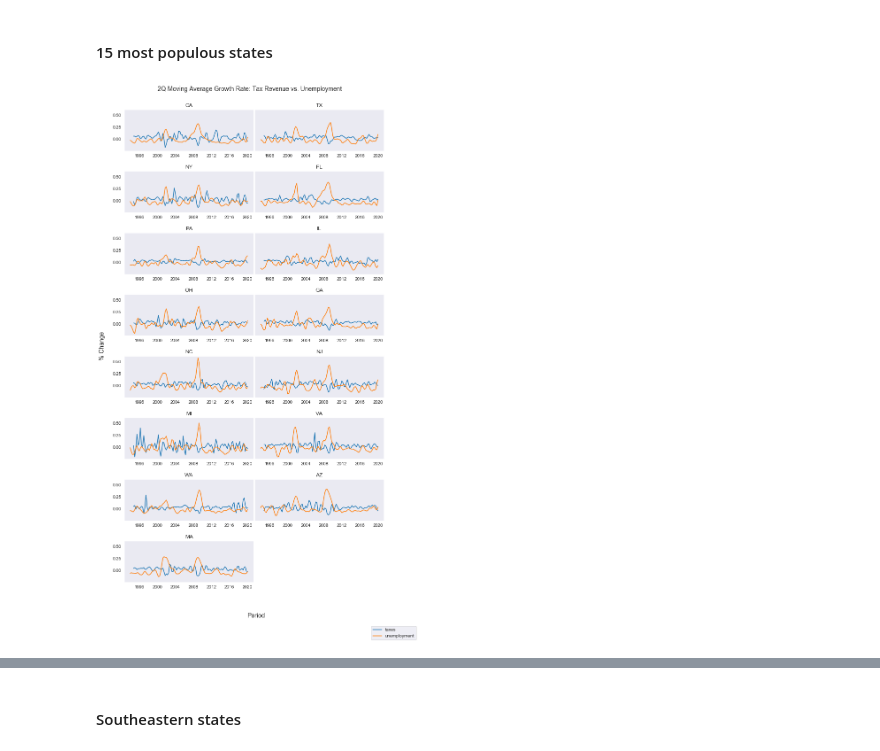
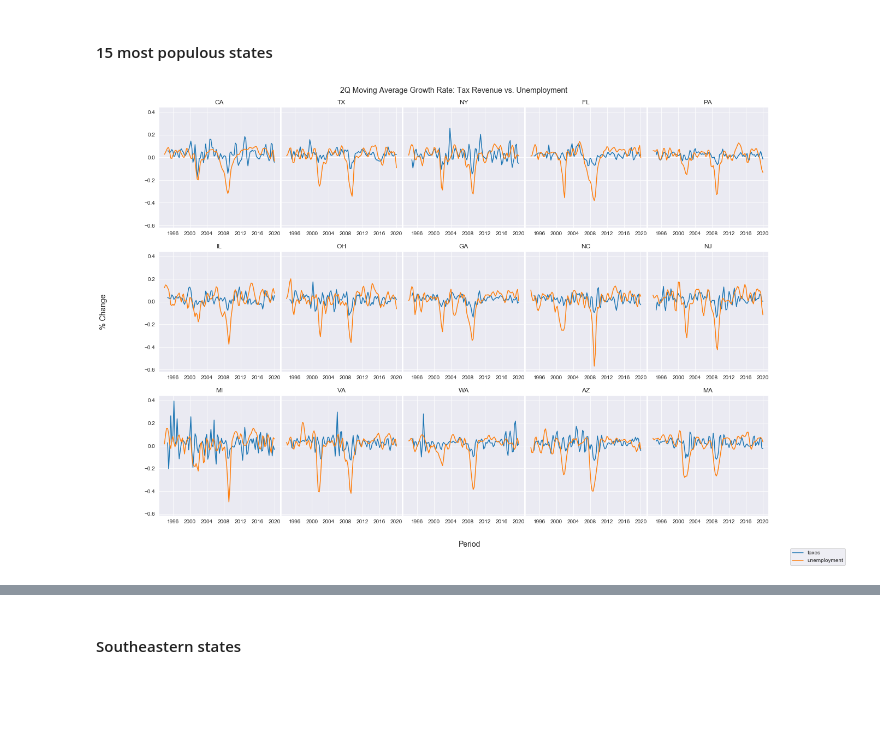
Before and after one commit to rcstein/qtax, a Jupyter notebook: QTax Data Analysis.ipynb, the cells around one changed output, grey strips where cells are left out. Saved outputs shown, nothing was run; the diff lists cells and outputs as text; code cells hidden in the pictures; blank space fills up the shorter version.

```diff
--- a/QTax Data Analysis.ipynb
+++ b/QTax Data Analysis.ipynb
@@ -163,7 +164,7 @@ def growth_hmap(data,ax,title):
         ax.set_xlabel("")
         ax.set_title(title)
 
-def set_grid(num_plots, max_per_row = 2, **kwargs):
+def set_grid(num_plots, max_per_row = 5, **kwargs):
     """Returns matplot figure with correct number of subplots. Unused subplots are left blank. Used subplots
     are returned as flattened list of axes. Kwargs passed to plt.subplots().
     """
@@ -186,7 +187,7 @@ def set_grid(num_plots, max_per_row = 2, **kwargs):
 def plot_tax_v_unemp_growth(category = 'Total', states = 'all'):
     """Plot line graphs comparing unemployment growth rate and tax revenue growth rate
     """
-    fig, axs = set_grid(len(states), figsize = (12,10), sharey = True)
+    fig, axs = set_grid(len(states), figsize = (30,10), sharey = True)
 
     try:
         plots = list(zip(states, axs))
@@ -197,6 +198,7 @@ def plot_tax_v_unemp_growth(category = 'Total', states = 'all'):
     tax_data.set_index(['state',tax_data.index], inplace = True)
     unemp_data = unemployment.copy().loc[:'2020Q1']
     unemp_data.index = unemp_data.index.to_timestamp()
+    unemp_data = unemp_data.apply(lambda x: x * -1) #invert unemployment rate for visualization
     unemp_data.reset_index(inplace = True)
     legend = 'full'
 
@@ -259,7 +261,7 @@ def plot_pct_comp(subset = 'all', states = 'all'):
     subset = 'all' combines all sales taxes into a 'Sales' category and all licenses into a 'Licenses' category.
     subset = 'sales' or 'license' generates graph specific to sales or license taxes, broken down by category.
     """
-    fig, axs = set_grid(len(states), figsize = (15,10), sharey = True)
+    fig, axs = set_grid(len(states), figsize = (20,20), sharey = True)
     pal = sns.hls_palette(10, l=.3, s=.8)
     legend = 'full'
 
@@ -296,8 +298,8 @@ def plot_pct_comp(subset = 'all', states = 'all'):
             plot[1].get_legend().remove()
             legend = False
 
-    fig.legend(handles, labels, loc='lower right')
-    fig.suptitle("Percentage Contribution by Tax Category", fontsize = 14, y = 1.1)
+    fig.legend(handles, labels)
+    fig.suptitle("Percentage Contribution by Tax Category", fontsize = 20, y = 1.1)
     fig.subplots_adjust(top = 1.0)
     fig.text(0.52, 0.04, 'Period', fontsize = 14, ha='center')
     fig.text(0.05, 0.5, '%', va='center', fontsize = 14, rotation='vertical')
@@ -674,9 +681,11 @@ To register the converters:
 # %% [markdown]
 #### 15 most populous states
 # %%
+sns.set_style('darkgrid')
 fig, axs = plot_tax_v_unemp_growth(states = top_15)
-fig.set_size_inches(10.5, 18.5, forward = True)
-fig.subplots_adjust(bottom = .1, top = .9, wspace = .01, hspace = .5)
+fig.set_size_inches(20, 13, forward = True)
+fig.subplots_adjust(bottom = .1, top = .9, wspace = .01, hspace = .2)
+plt.savefig("taxgr_vs_unempgr.png")
 plt.show()
 # %% [output]
-[figure, old version]
+[figure, new version]
```
Also changed, not shown: parts of 61 cells of this notebook, 43 other files.
